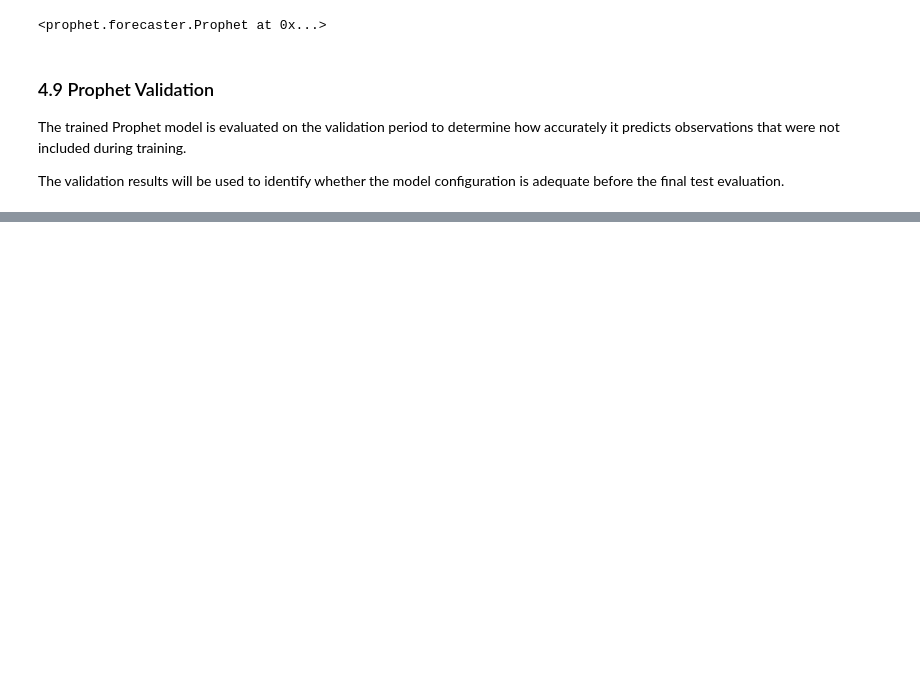
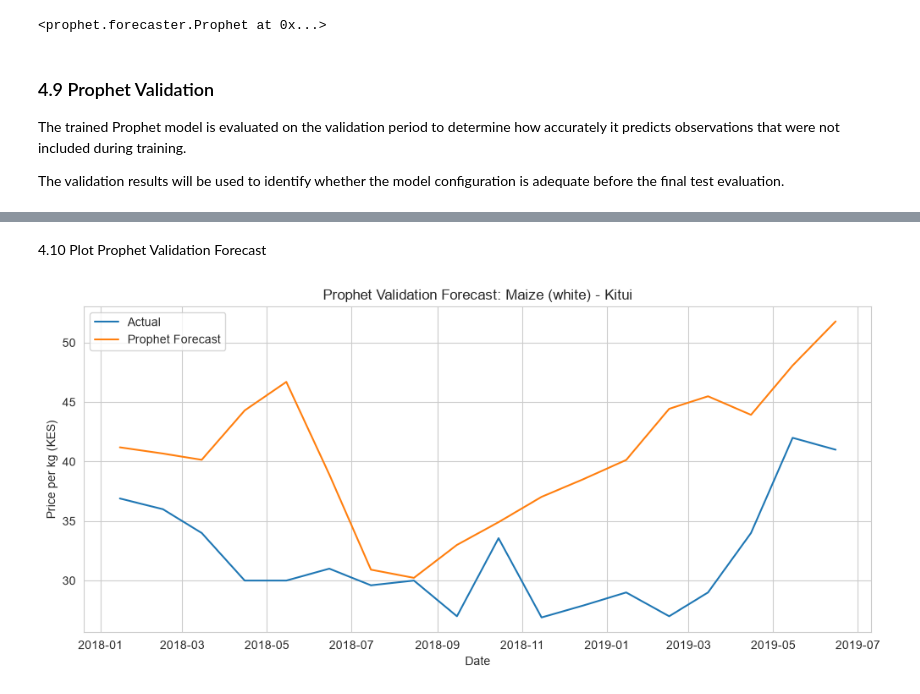
Before and after one commit to kevinkiplangat432/Predictive-Time-Series-Pipeline-using-a-Dual-Input-LSTM-and-Geospatial-Mapping, a Jupyter notebook: kenyan_prices_food.ipynb, the cells around one changed output, grey strips where cells are left out. Saved outputs shown, nothing was run; the diff lists cells and outputs as text; code cells hidden in the pictures; blank space fills up the shorter version.

Commit message:
Added Prophet validation forecust

```diff
--- a/kenyan_prices_food.ipynb
+++ b/kenyan_prices_food.ipynb
@@ -1379,0 +1380,29 @@ Prophet Validation MAPE: 13.82%
+# %% [markdown]
+4.10 Plot Prophet Validation Forecast
+# %%
+# Plot actual versus predicted validation prices
+
+plt.figure(figsize=(12, 5))
+
+plt.plot(
+    prophet_val_results["ds"],
+    prophet_val_results["y"],
+    label="Actual"
+)
+
+plt.plot(
+    prophet_val_results["ds"],
+    prophet_val_results["prediction"],
+    label="Prophet Forecast"
+)
+
+plt.title(
+    f"Prophet Validation Forecast: {SELECTED_COMMODITY} - {SELECTED_MARKET}"
+)
+
+plt.xlabel("Date")
+plt.ylabel("Price per kg (KES)")
+plt.legend()
+plt.show()
+# %% [output]
+[figure, added]
```
Also changed, not shown: parts of 3 cells of this notebook.
